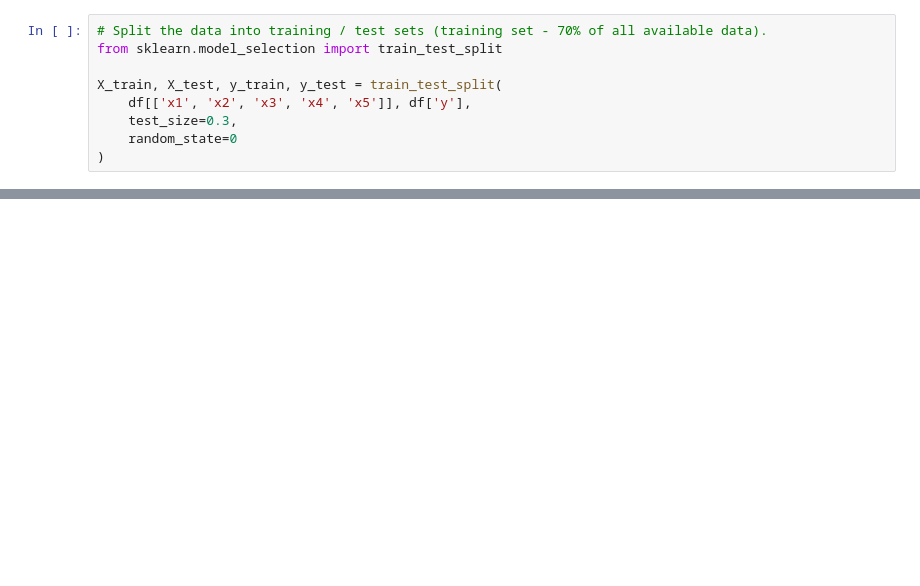
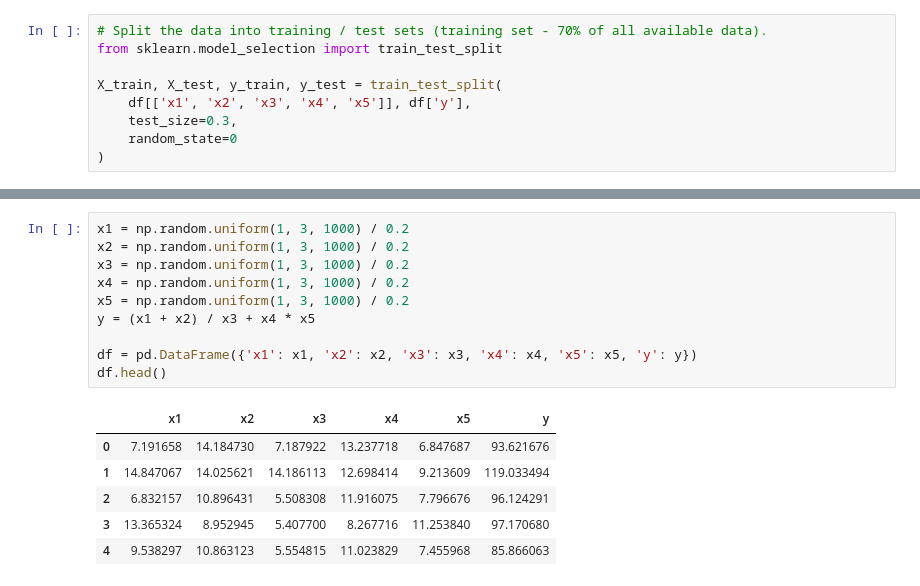
Before and after one commit to Portilloronny6/MMOY, a Jupyter notebook: Задание 11/11.1.ipynb, the cells around one changed output, grey strips where cells are left out. Saved outputs shown, nothing was run; the diff lists cells and outputs as text; blank space fills up the shorter version.

```diff
--- a/Задание 11/11.1.ipynb
+++ b/Задание 11/11.1.ipynb
@@ -65,0 +127,17 @@ plt.show()
+# %%
+x1 = np.random.uniform(1, 3, 1000) / 0.2
+x2 = np.random.uniform(1, 3, 1000) / 0.2
+x3 = np.random.uniform(1, 3, 1000) / 0.2
+x4 = np.random.uniform(1, 3, 1000) / 0.2
+x5 = np.random.uniform(1, 3, 1000) / 0.2
+y = (x1 + x2) / x3 + x4 * x5
+
+df = pd.DataFrame({'x1': x1, 'x2': x2, 'x3': x3, 'x4': x4, 'x5': x5, 'y': y})
+df.head()
+# %% [output]
+|  | x1 | x2 | x3 | x4 | x5 | y |
+| 0 | 7.191658 | 14.184730 | 7.187922 | 13.237718 | 6.847687 | 93.621676 |
+| 1 | 14.847067 | 14.025621 | 14.186113 | 12.698414 | 9.213609 | 119.033494 |
+| 2 | 6.832157 | 10.896431 | 5.508308 | 11.916075 | 7.796676 | 96.124291 |
+| 3 | 13.365324 | 8.952945 | 5.407700 | 8.267716 | 11.253840 | 97.170680 |
+| 4 | 9.538297 | 10.863123 | 5.554815 | 11.023829 | 7.455968 | 85.866063 |
```
Also changed, not shown: parts of 20 cells of this notebook, 1 other file.
